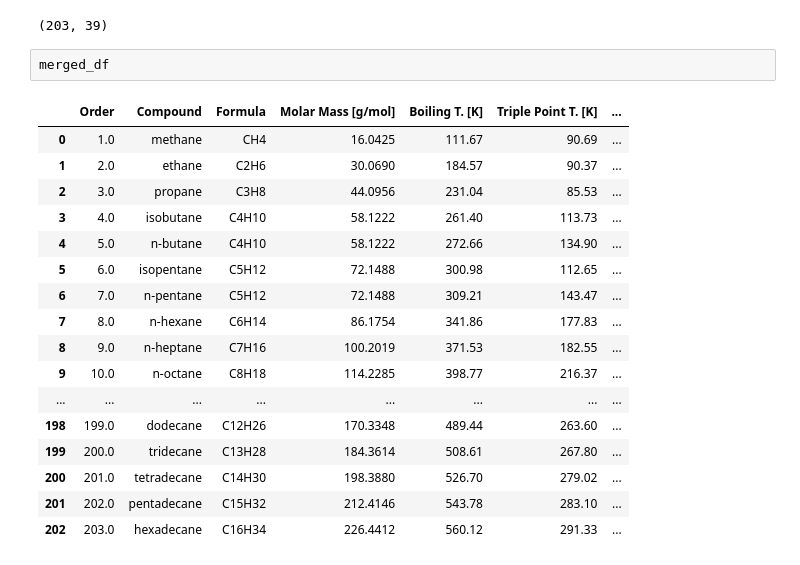
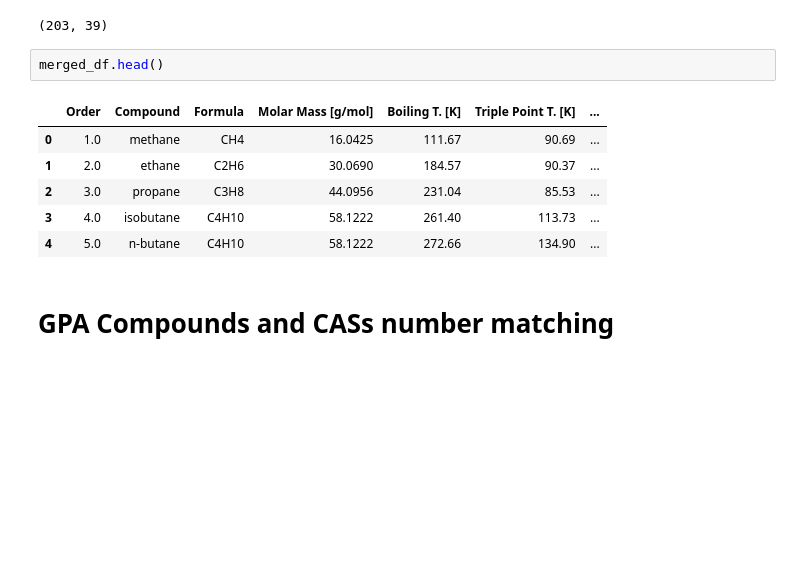
Before and after one commit to aegis4048/PhaseEnvelope-py, a Jupyter notebook: PDF-GPA.ipynb, the cells around one changed output. Cells and saved outputs as stored; diff of their text form; blank space fills up the shorter version.

Commit message:
GPA table extraction completed

```diff
--- a/PDF-GPA.ipynb
+++ b/PDF-GPA.ipynb
@@ -208,22 +209,13 @@ merged_df.shape
 # %% [output]
 (203, 39)
 # %%
-merged_df
+merged_df.head()
 # %% [output]
 |  | Order | Compound | Formula | Molar Mass [g/mol] | Boiling T. [K] | Triple Point T. [K] | ... |
 | 0 | 1.0 | methane | CH4 | 16.0425 | 111.67 | 90.69 | ... |
 | 1 | 2.0 | ethane | C2H6 | 30.0690 | 184.57 | 90.37 | ... |
 | 2 | 3.0 | propane | C3H8 | 44.0956 | 231.04 | 85.53 | ... |
 | 3 | 4.0 | isobutane | C4H10 | 58.1222 | 261.40 | 113.73 | ... |
 | 4 | 5.0 | n-butane | C4H10 | 58.1222 | 272.66 | 134.90 | ... |
-| 5 | 6.0 | isopentane | C5H12 | 72.1488 | 300.98 | 112.65 | ... |
-| 6 | 7.0 | n-pentane | C5H12 | 72.1488 | 309.21 | 143.47 | ... |
-| 7 | 8.0 | n-hexane | C6H14 | 86.1754 | 341.86 | 177.83 | ... |
-| 8 | 9.0 | n-heptane | C7H16 | 100.2019 | 371.53 | 182.55 | ... |
-| 9 | 10.0 | n-octane | C8H18 | 114.2285 | 398.77 | 216.37 | ... |
-| ... | ... | ... | ... | ... | ... | ... | ... |
-| 198 | 199.0 | dodecane | C12H26 | 170.3348 | 489.44 | 263.60 | ... |
-| 199 | 200.0 | tridecane | C13H28 | 184.3614 | 508.61 | 267.80 | ... |
-| 200 | 201.0 | tetradecane | C14H30 | 198.3880 | 526.70 | 279.02 | ... |
-| 201 | 202.0 | pentadecane | C15H32 | 212.4146 | 543.78 | 283.10 | ... |
-| 202 | 203.0 | hexadecane | C16H34 | 226.4412 | 560.12 | 291.33 | ... |
+# %% [markdown]
+# GPA Compounds and CASs number matching
```
Also changed, not shown: parts of 10 cells of this notebook, 3 other files.
